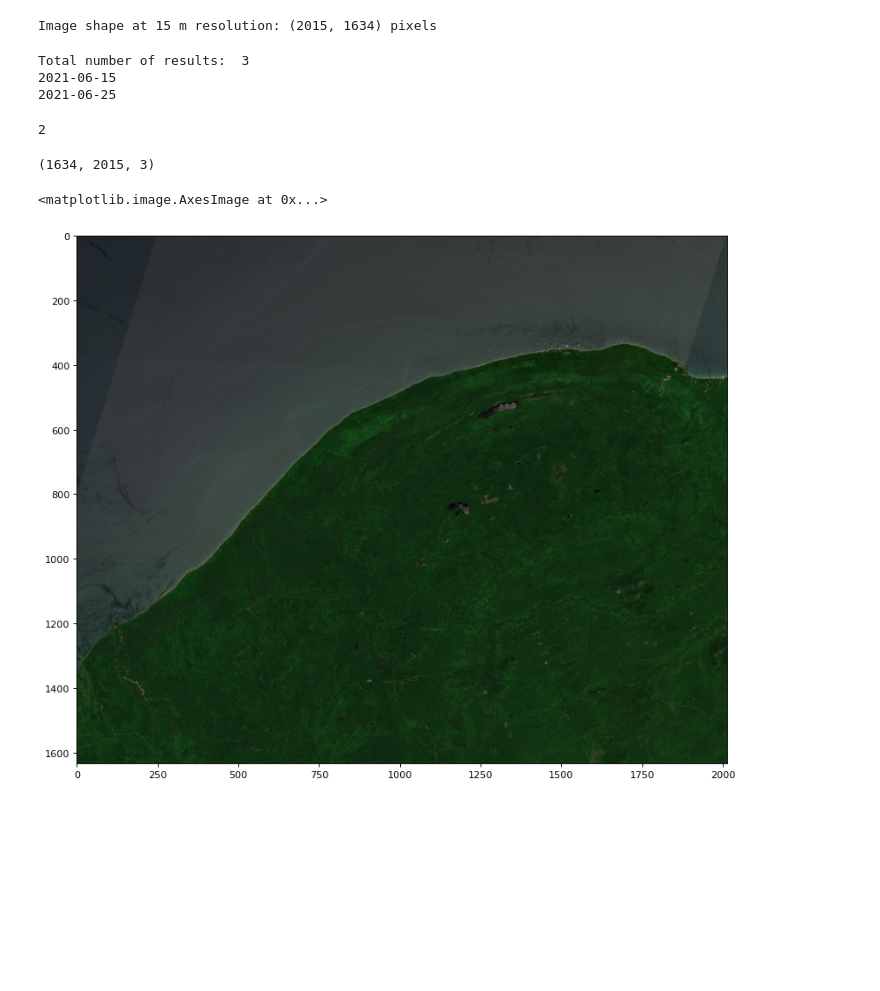
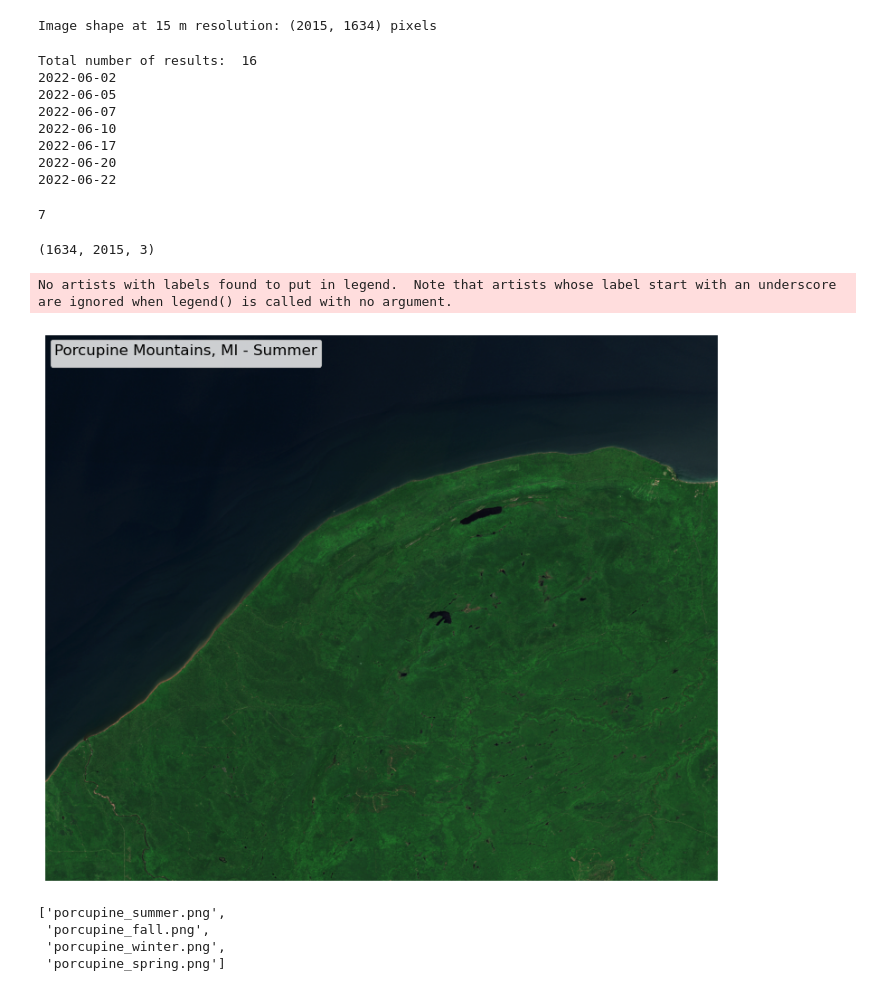
Before and after one commit to billeerds/geospatial-hub, a Jupyter notebook: BWCA Seasons/Code/sentinel-mosaic.ipynb, the cells around one changed output. Drawn from its saved outputs; the diff is of its cells as text; code cells hidden in the pictures; blank space fills up the shorter version.

Commit message:
removed axis in images and added labels to gif

```diff
--- a/BWCA Seasons/Code/sentinel-mosaic.ipynb
+++ b/BWCA Seasons/Code/sentinel-mosaic.ipynb
@@ -35,6 +35,6 @@ config.sh_client_secret = sh_credentials.sh_client_secret
 # %%
 #Read in the feedlot sample kml
 file_path = "../Data/porcupine_mountains.geojson"
-bwca_gdf = gpd.read_file(file_path)
+aoi_gdf = gpd.read_file(file_path)
 # %%
 #look at the boundary
@@ -44,14 +44,14 @@ bwca_gdf
 | 0 | POLYGON ((-89.99725 46.65085, -89... |
 # %%
 #Make into Sentinelhub geometry object
-bwca_geometry = Geometry(bwca_gdf.geometry.values[0], crs = CRS.WGS84)
-bwca_geometry
+aoi_geometry = Geometry(aoi_gdf.geometry.values[0], crs = CRS.WGS84)
+aoi_geometry
 # %% [output]
 Geometry(POLYGON ((-89.99725341796874 46.6508502096111, -89.61341857910156 46.6508502096111, -89.61341857910156 46.880845705719146, -89.99725341796874 46.880845705719146, -89.99725341796874 46.6508502 ...
 # %%
 #create bbox
 resolution = 15
-aoi_bbox = bwca_geometry.bbox
+aoi_bbox = aoi_geometry.bbox
 aoi_size = bbox_to_dimensions(aoi_bbox, resolution = resolution)
 
 print(f"Image shape at {resolution} m resolution: {aoi_size} pixels")
@@ -64,14 +69,14 @@ from time import time_ns
 catalog = SentinelHubCatalog(config=config)
 
 #Selecting Time interval
-time_interval = ("2021-06-15", "2021-06-30")
+time_interval = ("2022-06-01", "2022-06-30")
 
 #searching the catalog for all images
 search_iterator = catalog.search(
     DataCollection.SENTINEL2_L2A,
     bbox = aoi_bbox,
     time = time_interval,
-    query = {"eo:cloud_cover": {"lt":5}},
+    query = {"eo:cloud_cover": {"lt":10}},
     fields={"include":["id","properties.datetime","properties.eo:cloud_cover"], "exclude": []},
 )
 
@@ -87,7 +92,12 @@ unique_acquistions = filter_times(all_timestamps, time_difference)
 [print(date_time.strftime(r"%Y-%m-%d")) for date_time in unique_acquistions]
 print("")
 # %% [output]
-Total number of results:  3
-2021-06-15
-2021-06-25
+Total number of results:  16
+2022-06-02
+2022-06-05
+2022-06-07
+2022-06-10
+2022-06-17
+2022-06-20
+2022-06-22
 # %%
@@ -140,16 +151,41 @@ download_requests = [request.download_list[0] for request in process_requests]
 data = client.download(download_requests)
-# %%
-len(data)
-# %% [output]
-2
-# %%
-data[0].shape
-# %% [output]
-(1634, 2015, 3)
-# %%
-normalized_img = np.clip(data[0]*4/255, 0, 1)
-plt.figure(num=None, figsize=(12,12), dpi = 80)
-plt.imshow(normalized_img)
-# %% [output]
-<matplotlib.image.AxesImage at 0x...>
-[figure, removed]
+# %%
+#how many aoi scenes collected
+len(data)
+# %% [output]
+7
+# %%
+#Sentinelhub will only visualize less than 2500 pixel width
+data[0].shape
+# %% [output]
+(1634, 2015, 3)
+# %%
+#Visualize the image
+#factor is used to highlight or brighten the image - often raw radiance values are dull to our eyes
+factor = 5
+
+#Get every pixel into a 0-1 range
+normalized_img = np.clip(data[-1]*factor/255, 0, 1)
+plt.figure(num=None, figsize=(12,12), dpi = 80)
+plt.axis('off')
+
+#add a title with a legend box
+plt.legend(title = "Porcupine Mountains, MI - Summer", loc = 2, title_fontsize = 15, fancybox = True)
+plt.imshow(normalized_img)
+plt.show()
+# %% [output]
+No artists with labels found to put in legend.  Note that artists whose label start with an underscore are ignored when legend() is called with no argument.
+[figure, added]
+# %%
+#Collect only png's from the data folder
+image_list = [file for file in os.listdir("../Data/") if file.split(".")[1] == "png"]
+
+#Reorder the list to be seasonal (summer, fall, winter, spring)
+my_order = [2,0,3,1]
+seasons_list = [image_list[index] for index in my_order]
+seasons_list
+# %% [output]
+['porcupine_summer.png',
+ 'porcupine_fall.png',
+ 'porcupine_winter.png',
+ 'porcupine_spring.png']
```
Also changed, not shown: parts of 4 cells of this notebook, 5 other files.
